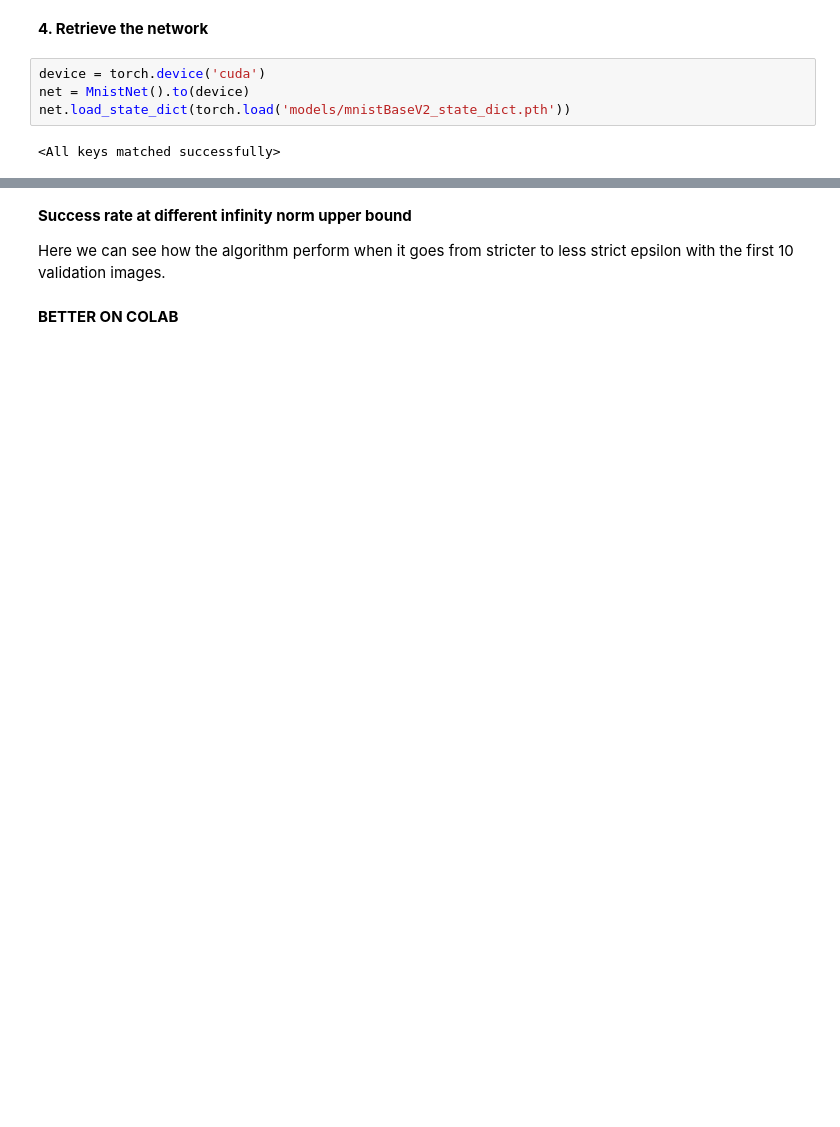
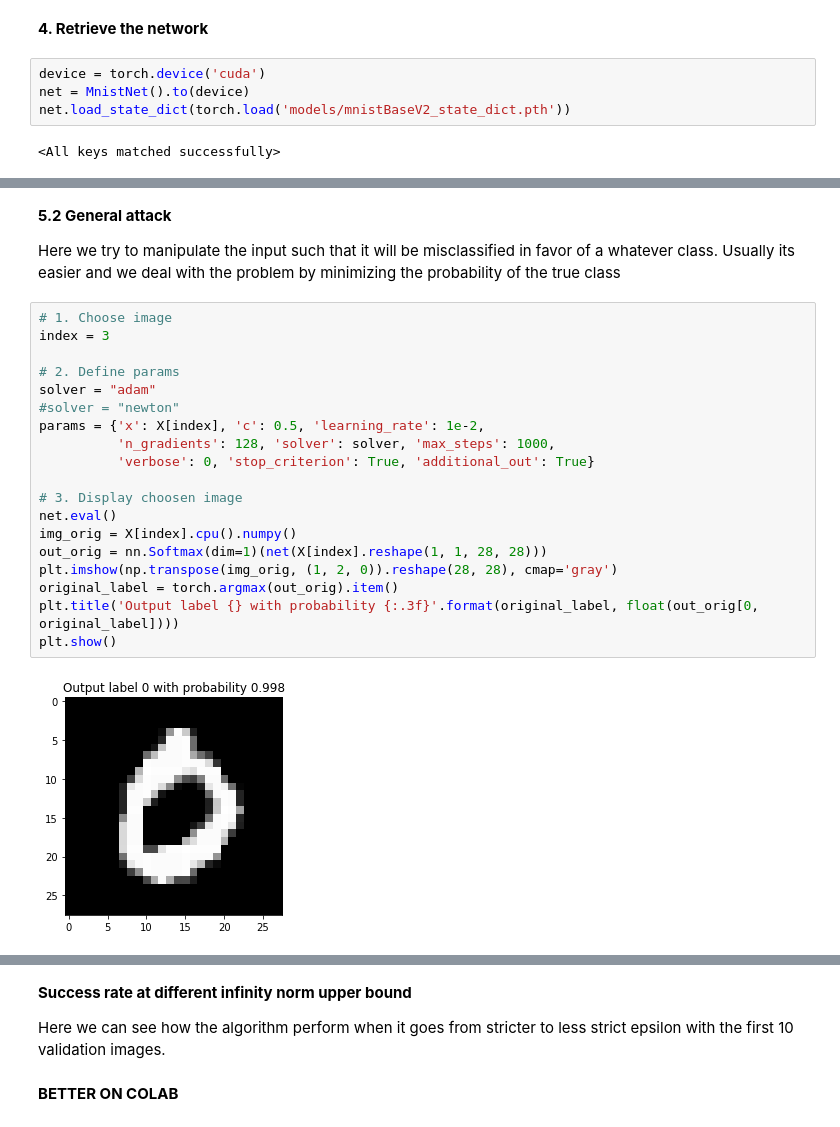
Before and after one commit to f-grimaldi/AdvAttack, a Jupyter notebook: AttackMNIST_ZOO.ipynb, the cells around one changed output, grey strips where cells are left out. Drawn from its saved outputs; the diff is of its cells as text; blank space fills up the shorter version.

```diff
--- a/AttackMNIST_ZOO.ipynb
+++ b/AttackMNIST_ZOO.ipynb
@@ -119,0 +116,25 @@ plt.show()
+# %% [markdown]
+**5.2 General attack**
+
+Here we try to manipulate the input such that it will be misclassified in favor of a whatever class. Usually its easier and we deal with the problem by minimizing the probability of the true class
+# %%
+# 1. Choose image
+index = 3
+
+# 2. Define params
+solver = "adam"
+#solver = "newton"
+params = {'x': X[index], 'c': 0.5, 'learning_rate': 1e-2,
+          'n_gradients': 128, 'solver': solver, 'max_steps': 1000,
+          'verbose': 0, 'stop_criterion': True, 'additional_out': True}
+
+# 3. Display choosen image
+net.eval()
+img_orig = X[index].cpu().numpy()
+out_orig = nn.Softmax(dim=1)(net(X[index].reshape(1, 1, 28, 28)))
+plt.imshow(np.transpose(img_orig, (1, 2, 0)).reshape(28, 28), cmap='gray')
+original_label = torch.argmax(out_orig).item()
+plt.title('Output label {} with probability {:.3f}'.format(original_label, float(out_orig[0, original_label])))
+plt.show()
+# %% [output]
+[figure, added]
```
Also changed, not shown: parts of 18 cells of this notebook, 3 other files.
